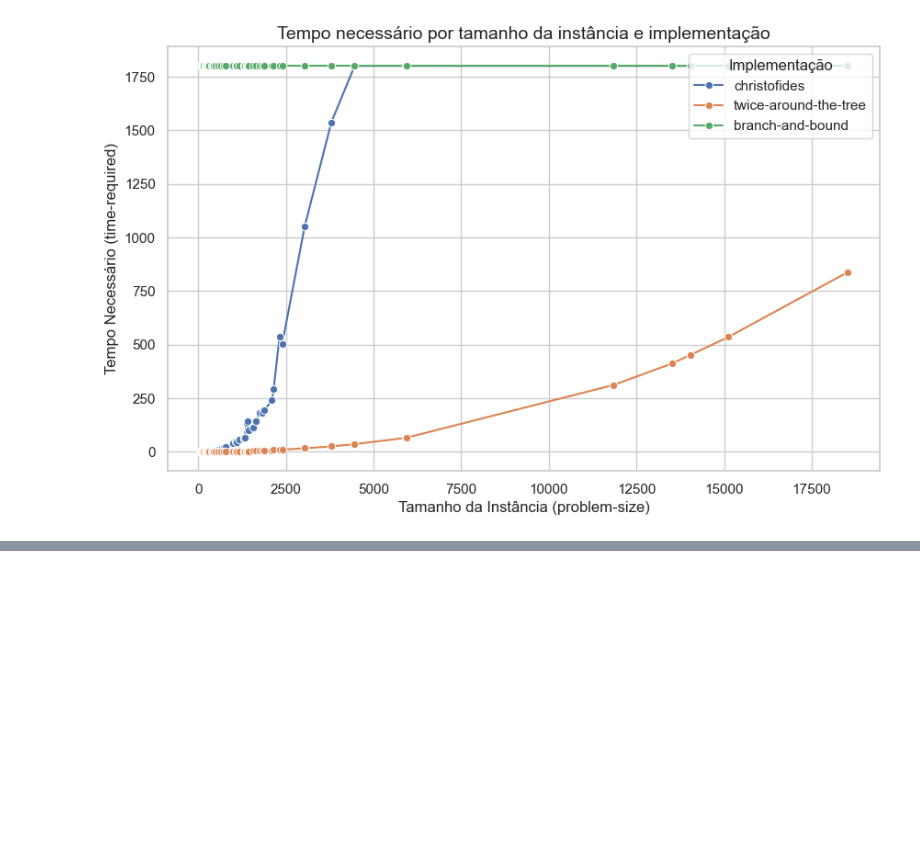
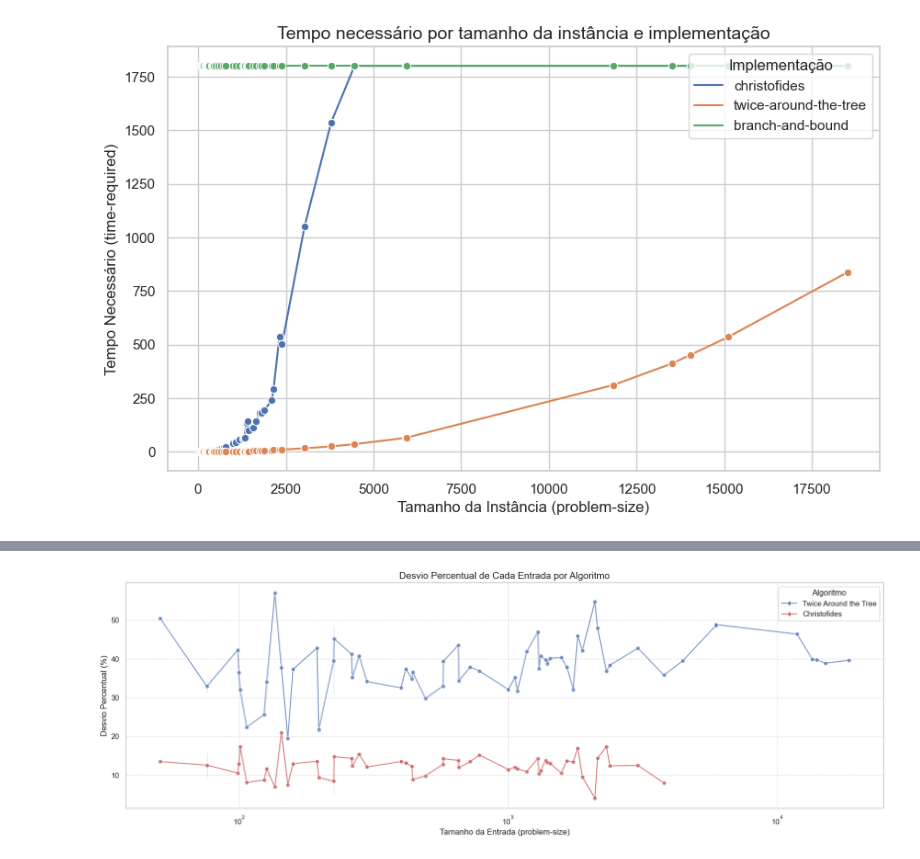
Before and after one commit to erikneves04/NPHard-Solutions, a Jupyter notebook: Analisys.ipynb, the cells around one changed output, grey strips where cells are left out. Saved outputs shown, nothing was run; the diff lists cells and outputs as text; code cells hidden in the pictures; blank space fills up the shorter version.

```diff
--- a/Analisys.ipynb
+++ b/Analisys.ipynb
@@ -66,0 +131,33 @@ Passing `palette` without assigning `hue` is deprecated and will be removed in v
+# %%
+plt.figure(figsize=(20, 6))
+
+sns.lineplot(
+    data=twice,
+    x="problem-size",
+    y="percentage-deviation-t",
+    color="b",
+    label="Twice Around the Tree",
+    marker="o",
+    alpha=0.7
+)
+
+sns.lineplot(
+    data=christofides,
+    x="problem-size",
+    y="percentage-deviation-c",
+    color="r",
+    marker="o",
+    label="Christofides",
+    alpha=0.7
+)
+
+plt.title("Desvio Percentual de Cada Entrada por Algoritmo", fontsize=14)
+plt.xlabel("Tamanho da Entrada (problem-size)", fontsize=12)
+plt.ylabel("Desvio Percentual (%)", fontsize=12)
+plt.grid(True, linestyle="--", alpha=0.6)
+plt.legend(title="Algoritmo")
+plt.xscale('log')
+
+plt.show()
+# %% [output]
+[figure, added]
```
Also changed, not shown: parts of 11 cells of this notebook, 1 other file.
